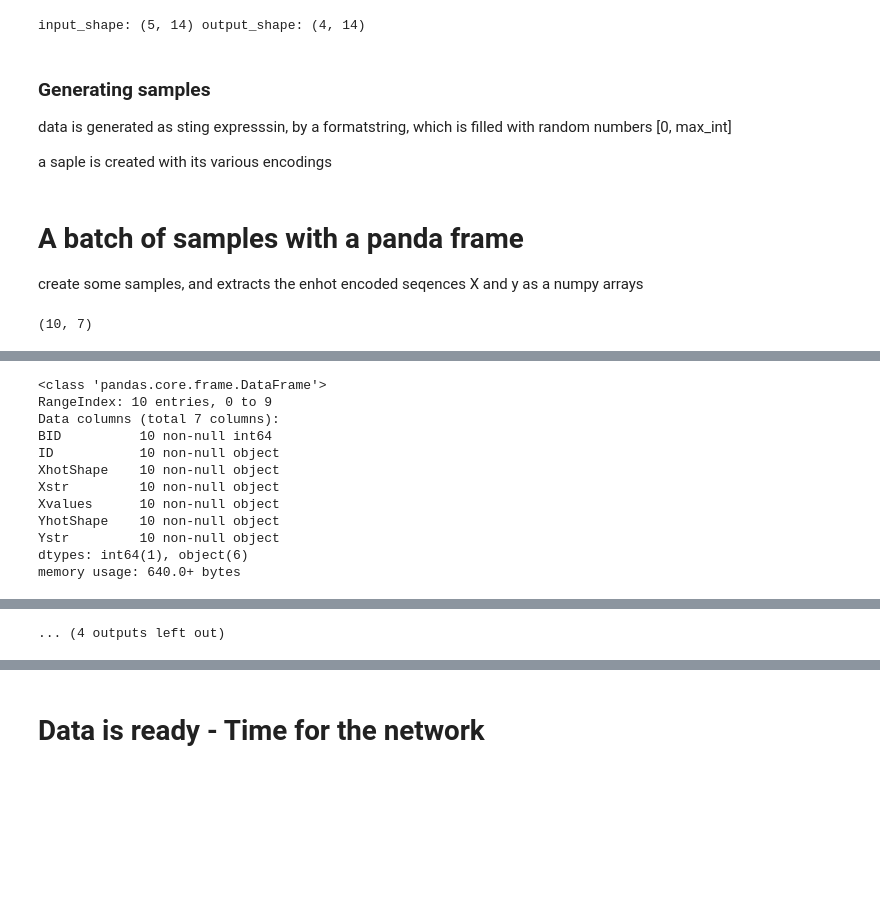
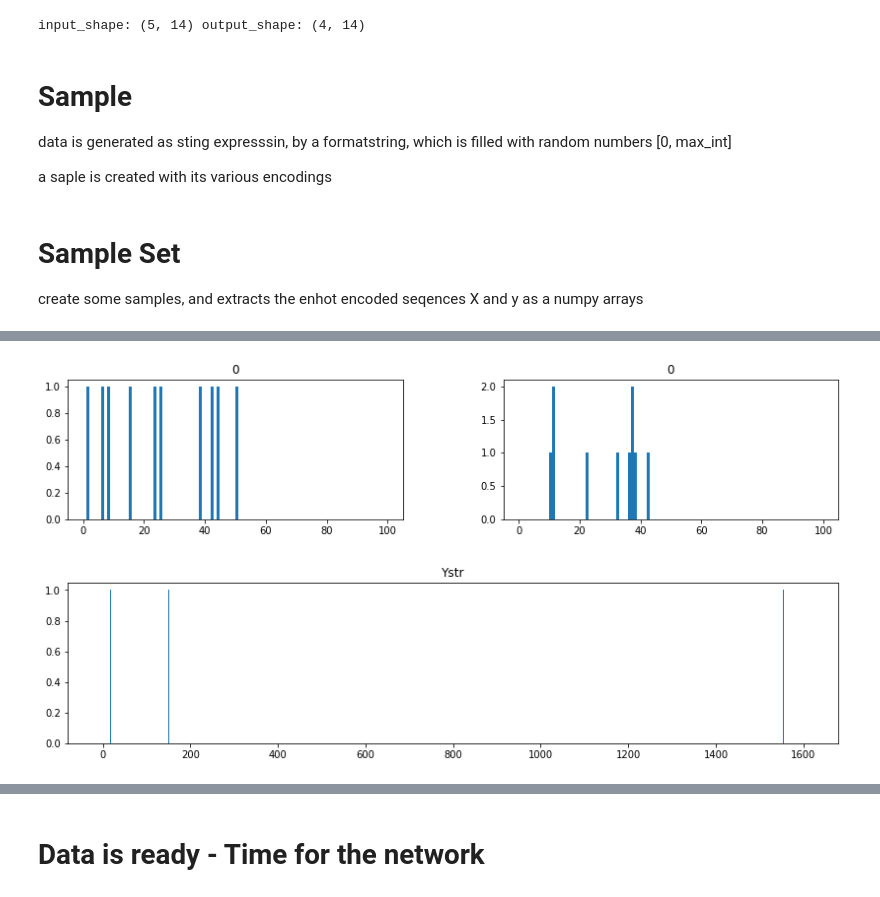
Before and after one commit to glouwa/app-kandinsky-pattern-generator, a Jupyter notebook: lstm_calculator.ipynb, the cells around one changed output, grey strips where cells are left out. Drawn from its saved outputs; the diff is of its cells as text; code cells hidden in the pictures; blank space fills up the shorter version.

```diff
--- a/lstm_calculator.ipynb
+++ b/lstm_calculator.ipynb
@@ -80,7 +80,7 @@ pad_r          = lambda s,l: s + ''.join([' ' for _ in range(l-len(s))])
 pad_l          = lambda s,l:     ''.join([' ' for _ in range(l-len(s))]) + s
 pad            = pad_l
 # %% [markdown]
-### Generating samples
+# Sample
 data is generated as sting expresssin, by a formatstring, which is filled with random numbers [0,  max_int]
 
 a saple is created with its various encodings
@@ -133,5 +142,5 @@ class SampleParameters:
 # %% [markdown]
-# A batch of samples with a panda frame
+# Sample Set
 
 create some samples, and extracts the enhot encoded seqences X and y as a numpy arrays
 # %%
@@ -145,27 +154,28 @@ def generate_batch(set_path, sample_parameters, batch_size, batch_idx):
         s = SampleParameters(*sample_parameters).createSample(ID)
         X.append(s.Xhot)
         y.append(s.Yhot)
-        c.append({ 'BID':i, **s.compilePandaColumns()})
-    return np.array(X), np.array(y), pd.DataFrame(data=c)
+        c.append({ 'BID':batch_idx, 'BPOS':i, **s.compilePandaColumns()})
+
+    assert(len(np.array(X).shape) == 3)
+    assert(len(np.array(y).shape) == 3)
+    index = pd.RangeIndex(batch_idx*batch_size, (batch_idx+1)*batch_size)
+    return np.array(X), np.array(y), pd.DataFrame(index=index, data=c)
 
 def display_batch_stats(f):
-    fig = plt.figure(figsize=(15, 3))
+    fig = plt.figure(figsize=(14, 6))
     asnp = np.array(f['Xvalues'].to_list())
     for n in range(asnp.shape[1]):
         frame = pd.DataFrame(asnp[:, n])
-        frame.hist(rwidth=.75, ax=fig.add_subplot(140+n+1))
+        args = {
+            'rwidth': 1,
+            'grid': False,
+            'align': 'mid' #'left', 'mid', 'right'
+        }
+        frame.hist(**args, range=(0, 100), bins=100, ax=fig.add_subplot(220+n+1))
 
-def display_batch_meta(batch_panda):
-    print(batch_panda.shape)
-    t = colab_widgets.TabBar(["Info", "Plots"])
-    with t.output_to(0):
-        batch_panda.info()
-    with t.output_to(1):
-        display_batch_stats(batch_panda)
+    frame = pd.DataFrame(f['Ystr'].astype('int64'))
+    frame.hist(**args, range=(0, 40*40), bins=40*40, figsize=(14, 3))
 
-
-a, b, f = generate_batch('batch_demo', default_sample_parameters, 10, 0)
-
-display_batch_meta(f)
+_, _, f = generate_batch('batch_demo', default_sample_parameters, 10, 0)
+display_batch_stats(f)
 # %% [output]
-(10, 7)
@@ -179,12 +181,0 @@ display_batch_meta(f)
-<class 'pandas.core.frame.DataFrame'>
-RangeIndex: 10 entries, 0 to 9
-Data columns (total 7 columns):
-BID          10 non-null int64
-ID           10 non-null object
-XhotShape    10 non-null object
-Xstr         10 non-null object
-Xvalues      10 non-null object
-YhotShape    10 non-null object
-Ystr         10 non-null object
-dtypes: int64(1), object(6)
-memory usage: 640.0+ bytes
@@ -194 +182,2 @@ memory usage: 640.0+ bytes
-... (4 outputs left out)
+[figure, added]
+[figure, added]
```
Also changed, not shown: parts of 30 cells of this notebook.
